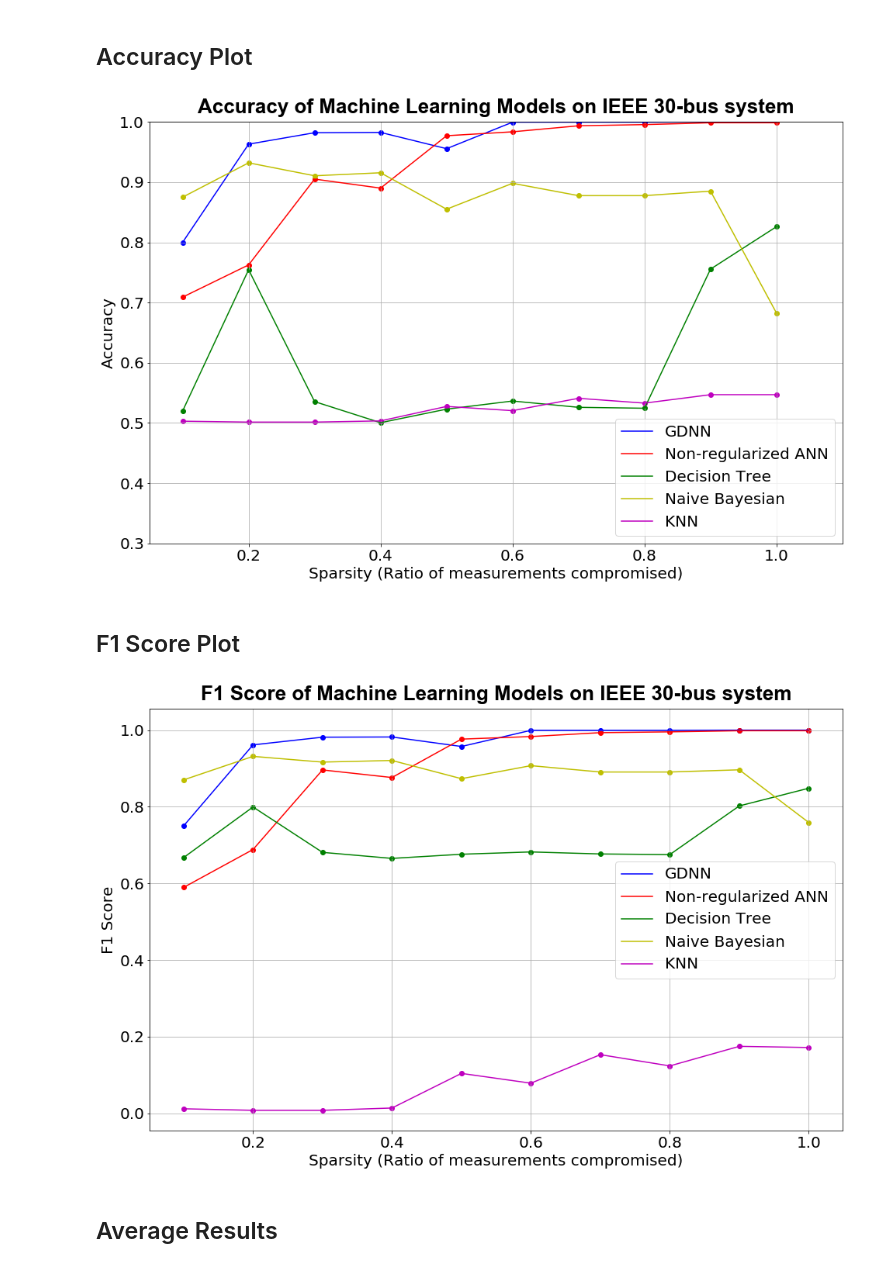
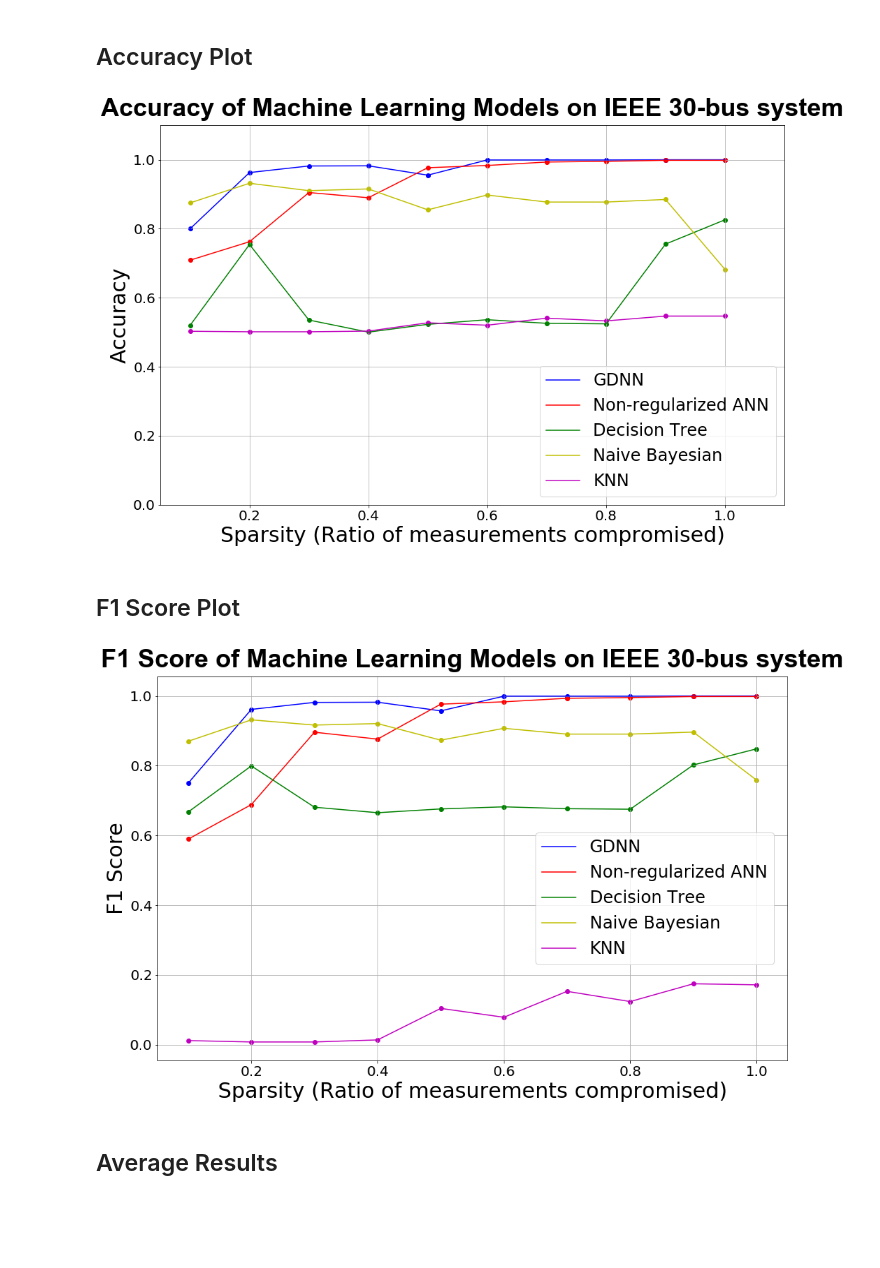
Before and after one commit to jsakhnin/DL_FDI, a Jupyter notebook: Plots and Figures/IEEE30_ResultProcessing.ipynb, the cells around one changed output. Cells and saved outputs as stored; diff of their text form; code cells hidden in the pictures; blank space fills up the shorter version.

```diff
--- a/Plots and Figures/IEEE30_ResultProcessing.ipynb
+++ b/Plots and Figures/IEEE30_ResultProcessing.ipynb
@@ -48,48 +48,50 @@ knn_f1 = ieee30knn['F1 score']
 knn_precision = ieee30knn['Precision']
 knn_recall = ieee30knn['Recall']
 # %%
-SMALL_SIZE = 14
-MEDIUM_SIZE = 20
-BIGGER_SIZE = 26
+SMALL_SIZE = 20
+MEDIUM_SIZE = 30
+BIGGER_SIZE = 42
 
 plt.rc('font', size=SMALL_SIZE)          # controls default text sizes
 plt.rc('axes', titlesize=MEDIUM_SIZE)     # fontsize of the axes title
 plt.rc('axes', labelsize=MEDIUM_SIZE)    # fontsize of the x and y labels
-plt.rc('xtick', labelsize=MEDIUM_SIZE)    # fontsize of the tick labels
-plt.rc('ytick', labelsize=MEDIUM_SIZE)    # fontsize of the tick labels
-plt.rc('legend', fontsize=MEDIUM_SIZE)    # legend fontsize
+plt.rc('xtick', labelsize=SMALL_SIZE)    # fontsize of the tick labels
+plt.rc('ytick', labelsize=SMALL_SIZE)    # fontsize of the tick labels
+plt.rc('legend', fontsize=24)    # legend fontsize
 plt.rc('figure', titlesize=BIGGER_SIZE)  # fontsize of the figure title
-title_font = {'fontname':'Arial', 'size':'26', 'color':'black', 'weight':'bold',
+title_font = {'fontname':'Arial', 'size':'36', 'color':'black', 'weight':'bold',
               'verticalalignment':'bottom'} # Bottom vertical alignment for more space
+title_font2 = {'fontname':'Arial', 'size':'30', 'color':'black', 'weight':'medium',
+              'verticalalignment':'bottom'} # Bottom vertical alignment for more space
 # %% [markdown]
 ## Accuracy Plot
 # %%
 plt.figure(figsize=(16,10))
 plt.scatter(sparsity,model7_accuracy, color = 'b')
 plt.plot(sparsity,model7_accuracy, 'b-', label="GDNN")
 
 plt.scatter(sparsity,model1_accuracy, color = 'r')
 plt.plot(sparsity,model1_accuracy, 'r-', label="Non-regularized ANN")
 
 plt.scatter(sparsity,dct_accuracy, color = 'g')
 plt.plot(sparsity,dct_accuracy, 'g-', label="Decision Tree")
 
 plt.scatter(sparsity,gnb_accuracy, color = 'y')
 plt.plot(sparsity,gnb_accuracy, 'y-', label="Naive Bayesian")
 
 plt.scatter(sparsity,knn_accuracy, color = 'm')
 plt.plot(sparsity,knn_accuracy, 'm-', label="KNN")
 plt.ylabel('Accuracy')
 plt.xlabel('Sparsity (Ratio of measurements compromised)')
 plt.legend(loc="lower right")
 plt.title('Accuracy of Machine Learning Models on IEEE 30-bus system', **title_font)
-plt.axis([0.05,1.1,0.3,1])
+plt.axis([0.05,1.1,0,1.1])
 plt.grid()
 
 plt.savefig('IEEE30_accuracies.png')
 plt.show()
 # %% [output]
-[figure, old version]
+[figure, new version]
 # %% [markdown]
 ## F1 Score Plot
 # %%
@@ -110,14 +112,14 @@ plt.scatter(sparsity,knn_f1, color = 'm')
 plt.plot(sparsity,knn_f1, 'm-', label="KNN")
 plt.ylabel('F1 Score')
 plt.xlabel('Sparsity (Ratio of measurements compromised)')
-plt.legend(loc="right")
+plt.legend(loc=[0.6,0.25])
 plt.title('F1 Score of Machine Learning Models on IEEE 30-bus system', **title_font)
 plt.grid()
 
 plt.savefig('IEEE30_F1.png')
 plt.show()
 # %% [output]
-[figure, old version]
+[figure, new version]
 # %% [markdown]
 ## Average Results
 # %%
```
Also changed, not shown: 24 other files.
